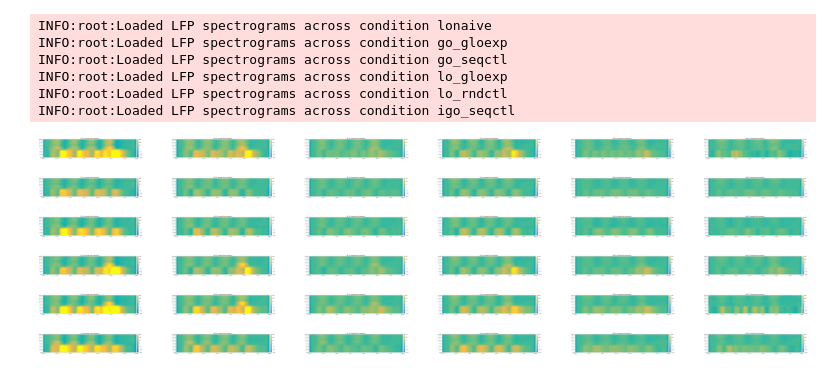
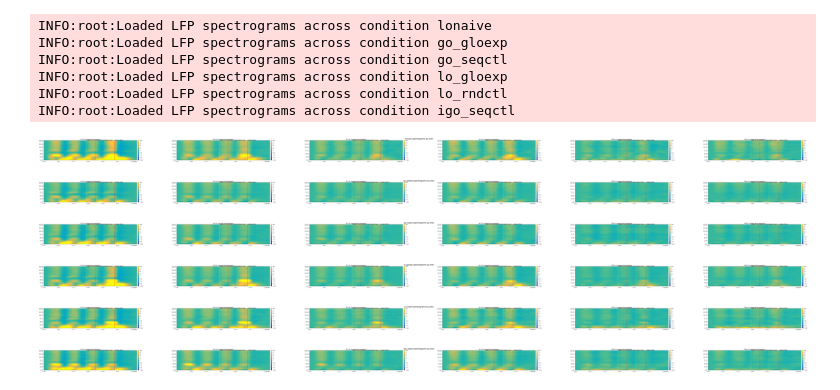
Before and after one commit to BastosLab/electropysiology, a Jupyter notebook: notebooks/passiveglo/grand_spectrogram_eyeballs.ipynb, the cells around one changed output. Saved outputs shown, nothing was run; the diff lists cells and outputs as text; code cells hidden in the pictures.

Commit message:
notebooks.passiveglo.grand_spectrogram_eyeballs: eyeball plots across areas
Signed-off-by: Eli Sennesh <eli.sennesh@vanderbilt.edu>

```diff
--- a/notebooks/passiveglo/grand_spectrogram_eyeballs.ipynb
+++ b/notebooks/passiveglo/grand_spectrogram_eyeballs.ipynb
@@ -26,5 +26,16 @@ from epych.statistics import alignment
 %matplotlib inline
 # %%
 logging.basicConfig(level=logging.INFO)
+# %%
+ADAPTED_ONSET = pq.Quantity(-1.0) * pq.second
+ADAPTED_OFFSET = pq.Quantity(-0.5) * pq.second
+ODDBALL_ONSET = pq.Quantity(-1.9017372477960602e-14) * pq.second
+ODDBALL_OFFSET = pq.Quantity(0.5004545430388676) * pq.second
+EVENTS = {
+    "Adapted Onset": (ADAPTED_ONSET.magnitude, 'lightgreen'),
+    "Adapted Offset": (ADAPTED_OFFSET.magnitude, 'red'),
+    "Oddball Onset": (ODDBALL_ONSET.magnitude, 'lightgreen'),
+    "Oddball Offset": (ODDBALL_OFFSET.magnitude, 'red'),
+}
 # %%
 CONDITIONS = ["lonaive", "go_gloexp", "go_seqctl", "lo_gloexp", "lo_rndctl", "igo_seqctl"]
@@ -51,7 +61,7 @@ def initialize_spectrum(key, signal, path=None):
 summaries = {}
 # %%
 for cond in CONDITIONS:
-    cond_path = "/mnt/data/DRAFT/000253/grand_spectrogram_downsample32_%s" % cond
+    cond_path = "/mnt/data/000253/grand_spectrogram_downsample32_%s" % cond
     summaries[cond] = epych.statistic.Summary.unpickle(cond_path, epych.statistics.spectrum.Spectrogram)
     logging.info("Loaded LFP spectrograms across condition %s" % cond)
 # %% [output]
@@ -63,11 +73,12 @@ INFO:root:Loaded LFP spectrograms across condition lo_rndctl
 INFO:root:Loaded LFP spectrograms across condition igo_seqctl
 # %%
 for cond in CONDITIONS:
-    summaries[cond].plot(baseline=(-3.5 * pq.second, -3.0 * pq.second), stats=anatomical_areas, stattitle=stattitle, vlim=150)
+    summaries[cond].plot(baseline=(-3.5 * pq.second, -3.0 * pq.second), stats=anatomical_areas, stattitle=stattitle, title="%s spectrograms by area" % cond, vlim=100, events=EVENTS,
+                         figure="grand_spectrogram_downsample32_%s.pdf" % cond)
 # %% [output]
-[figure, old version]
+[figure, new version]
-[figure, old version]
+[figure, new version]
-[figure, old version]
+[figure, new version]
-[figure, old version]
+[figure, new version]
-[figure, old version]
+[figure, new version]
-[figure, old version]
+[figure, new version]
```
Also changed, not shown: parts of 1 cell of this notebook.
